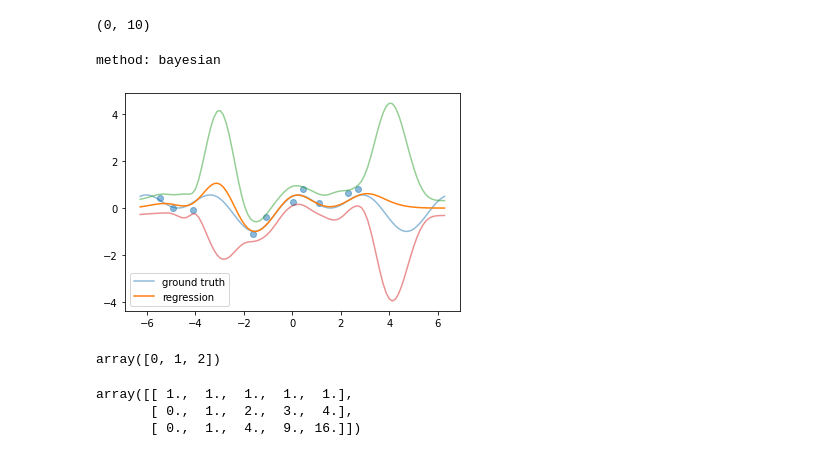
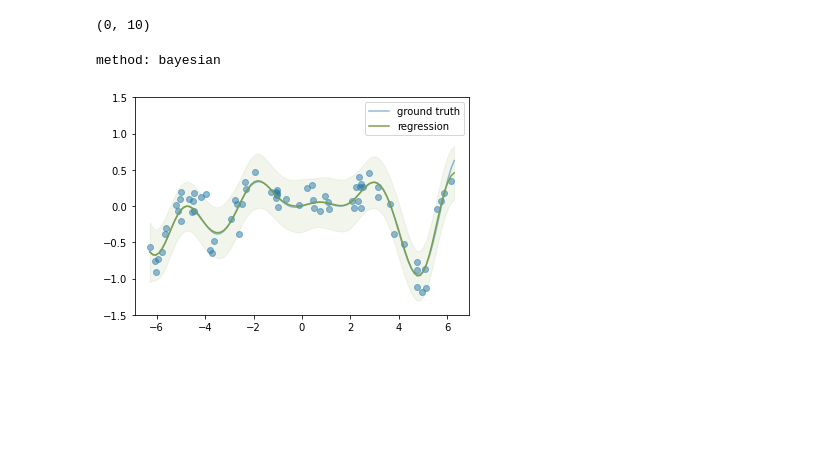
Before and after one commit to h16ki/ising, a Jupyter notebook: src/bayes.ipynb, the cells around one changed output. Saved outputs shown, nothing was run; the diff lists cells and outputs as text; code cells hidden in the pictures; blank space fills up the shorter version.

Commit message:
plot beyesian linear regression

```diff
--- a/src/bayes.ipynb
+++ b/src/bayes.ipynb
@@ -311,20 +312,6 @@ train.inputs = [1,2,3]
 train
 # %% [output]
 Train(inputs=[1, 2, 3], targets=[])
-# %%
-class Distribution():
-    @classmethod
-    def normal(cls, *x, mean=0, cov=1):
-        dim = len(x)
-        mean = mean * np.ones(dim) if isinstance(mean, (int, float)) else np.array(mean)
-        cov = cov * np.eye(dim) if isinstance(cov, (int, float)) else np.array(cov)
-
-        # O(N^3) calculation
-        det_cov = np.linalg.det(cov)
-        inv_cov = np.linalg.inv(cov)
-
-        y = x - mean
-        return ( 2.0 * np.pi ) ** (-dim/2) * (det_cov) ** (-1/2) * np.exp( -0.5 * y @ inv_cov @ y )
 # %%
 class Distribution():
     def __init__(self):
@@ -482,47 +469,44 @@ class LinearRegression():
 if __name__ == '__main__':
     import scipy as sp
 
-    np.random.seed(seed=72)
+    np.random.seed(seed=1)
     # x = 2*np.pi*np.linspace(-1, 1)
-    x = 2.0 * np.pi * np.sort(2*np.random.rand(10)-1)
+    x = 2.0 * np.pi * np.sort(2*np.random.rand(72)-1)
     # y = np.sin(x) + np.cos(2*x)
-    fn = lambda x: 0.5 * (np.sin(x) + np.cos(2*x))
+    fn = lambda x: 0.1 * x * (np.sin(x) + np.cos(2*x))
     y = fn(x)
     plt.scatter(x, y+np.random.normal(0, 0.2, len(x)), alpha=0.5)
 
     train = Train(targets=y, inputs=x)
     inference = Inference(method='bayesian', train=train)
     print(f"method: {inference.method}")
     # print(f"targets: {inference.train.targets}")
     # print(f"inputs: {inference.train.inputs}")
 
     inference.likelihood.model = 'gaussian'
     inference.likelihood.param = {"mean": 0, "cov": 10}
 
     inference.prior_distribution.model = 'gaussian'
     inference.prior_distribution.param = {"mean": 0, "cov": 1}
 
     # inference.features = [lambda x: 1, lambda x: x, lambda x: x**2, lambda x: np.sin(x), lambda x: np.cos(x)]
-    inference.features = [ (lambda n: lambda x: 5*np.exp(-(x-n)**2))(n) for n in range(-5,5) ]
+    inference.features = [ (lambda n: lambda x: 5*np.exp(-(x-n)**2))(n) for n in range(-7,7) ]
     # print(f"design matrix:\n {inference.design_matrix}")
 
     rg = LinearRegression(inference=inference)
     x = 2.0 * np.pi * np.linspace(-1, 1, 100)
     # y = rg.regression(x)
     y, var = rg.regression(x)
 
     plt.plot(x, fn(x), alpha=0.5, label="ground truth")
 
-    plt.plot(x, y, label="regression")
-    plt.plot(x, y + np.sqrt(var), alpha=0.5)
-    plt.plot(x, y - np.sqrt(var), alpha=0.5)
-    # plt.ylim(-5, 5)
+    plt.plot(x, y, label="regression", c="#7d9f4c")
+    # plt.plot(x, y + np.sqrt(var), alpha=0.5)
+    # plt.plot(x, y - np.sqrt(var), alpha=0.5)
+    plt.fill_between(x, y + np.sqrt(var), y - np.sqrt(var), alpha=0.1, color="#7d9f4c")
+    plt.ylim(-1.5, 1.5)
     plt.legend()
     plt.show()
 # %% [output]
 method: bayesian
-[figure, old version]
+[figure, new version]
-# %%
-np.sort([1,2,0])
-# %% [output]
-array([0, 1, 2])
@@ -625,8 +512,0 @@ def multivariate_normal(*x, mean=0, cov=1):
-# %%
-basis = [lambda x: 1, lambda x: x, lambda x: x**2]
-x = [0, 1, 2, 3, 4]
-design_matrix(basis_fn=basis, x=x)
-# %% [output]
-array([[ 1.,  1.,  1.,  1.,  1.],
-       [ 0.,  1.,  2.,  3.,  4.],
-       [ 0.,  1.,  4.,  9., 16.]])
```
Also changed, not shown: parts of 10 cells of this notebook.
